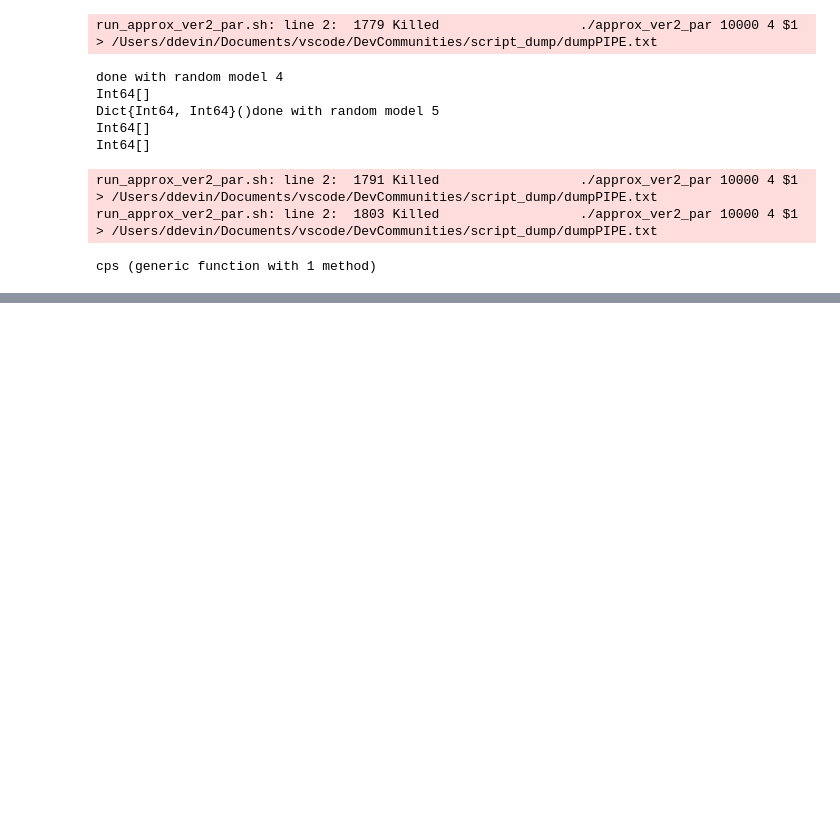
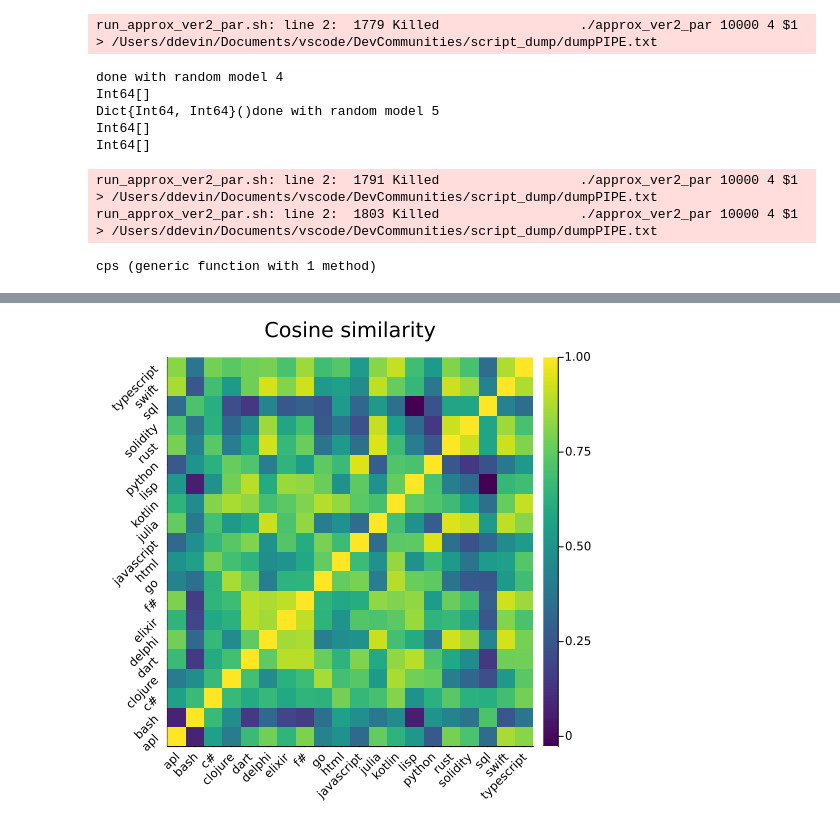
Before and after one commit to ddevin96/DevCommunities, a Jupyter notebook: src/notebook/metrics.ipynb, the cells around one changed output, grey strips where cells are left out. Saved outputs shown, nothing was run; the diff lists cells and outputs as text; code cells hidden in the pictures; blank space fills up the shorter version.

```diff
--- a/src/notebook/metrics.ipynb
+++ b/src/notebook/metrics.ipynb
@@ -443,3 +428,30 @@ h = heatmap(mm)
+# %%
+# using LinearAlgebra
+# read matrix from csv file
+m = readdlm("../../results/cpprofilesALL.csv", ',', Float64)
+# matrix 20x20 of Float64
+mm = []
+
+
+########## COS similarity ##########
+for row1 in eachrow(m)
+    # mm_row = []
+    for row2 in eachrow(m)
+        dot = row1'row2
+        normalization1 = norm(row1)
+        normalization2 = norm(row2)
+        cos_sim = dot/(normalization1*normalization2)
+        push!(mm, cos_sim)
+    end
+    # push!(mm, mm_row)
+end
+# convert mm to a format readable for Plots heatmap
+mm = reshape(mm, 20, 20)
+######################################
+
+h = heatmap(mm, color=:viridis, title="Cosine similarity", xticks=([i for i in 1:20], my_tags_so), yticks=([i for i in 1:20], my_tags_so), xrotation=45, yrotation=45, size=(500,500))
+# %% [output]
+[figure, added]
 # %%
 for i in 1:20
     # g = build_hg("../../hgs/apl.hg")
```
Also changed, not shown: parts of 4 cells of this notebook.
